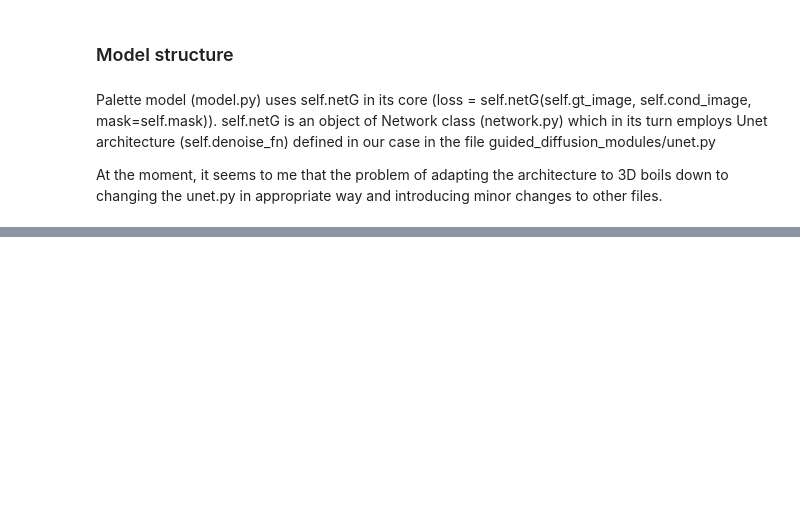
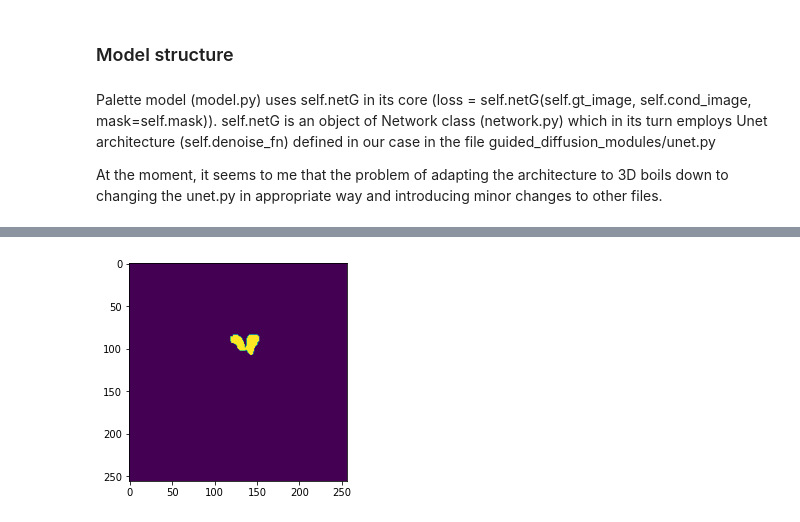
Before and after one commit to PavelBartenev/Palette-Image-to-Image-Diffusion-Models, a Jupyter notebook: inpainting_experiment.ipynb, the cells around one changed output, grey strips where cells are left out. Cells and saved outputs as stored; diff of their text form; code cells hidden in the pictures; blank space fills up the shorter version.

```diff
--- a/inpainting_experiment.ipynb
+++ b/inpainting_experiment.ipynb
@@ -221,0 +245,12 @@ At the moment, it seems to me that the problem of adapting the architecture to 3
+# %%
+args = argparse.Namespace()
+args.config = f"config/{config_name}"
+args.phase = 'test'
+args.batch = None
+args.gpu_ids = None
+args.debug = False
+args.port = '21012'
+
+opt = Praser.parse(args)
+opt['world_size'] = 1
+opt['model']['which_networks'][0]['args']['unet']['image_size'] = (256, 256)
@@ -221,0 +267,22 @@ At the moment, it seems to me that the problem of adapting the architecture to 3
+# %%
+image_size = opt['model']['which_networks'][0]['args']['unet']['image_size']
+
+tfs = transforms.Compose([
+                transforms.Resize((image_size[0], image_size[1])),
+                transforms.ToTensor(),
+                transforms.Normalize(mean=[0.5, 0.5, 0.5], std=[0.5,0.5, 0.5])
+      ])
+
+img = tfs(img)
+# %%
+masks = torch.load(opt['datasets']['train']['which_dataset']['args']['mask_config']['mask_file']).astype(np.uint8)
+mask_tfs = transforms.Resize((image_size[0], image_size[1]))
+
+mask = masks[0]
+mask = mask[np.newaxis, :, :]
+mask = mask_tfs(torch.from_numpy(mask)).numpy()
+mask = np.transpose(mask, (1, 2, 0))
+plt.imshow(mask)
+plt.show()
+# %% [output]
+[figure, added]
```
Also changed, not shown: parts of 12 cells of this notebook, 2 other files.
